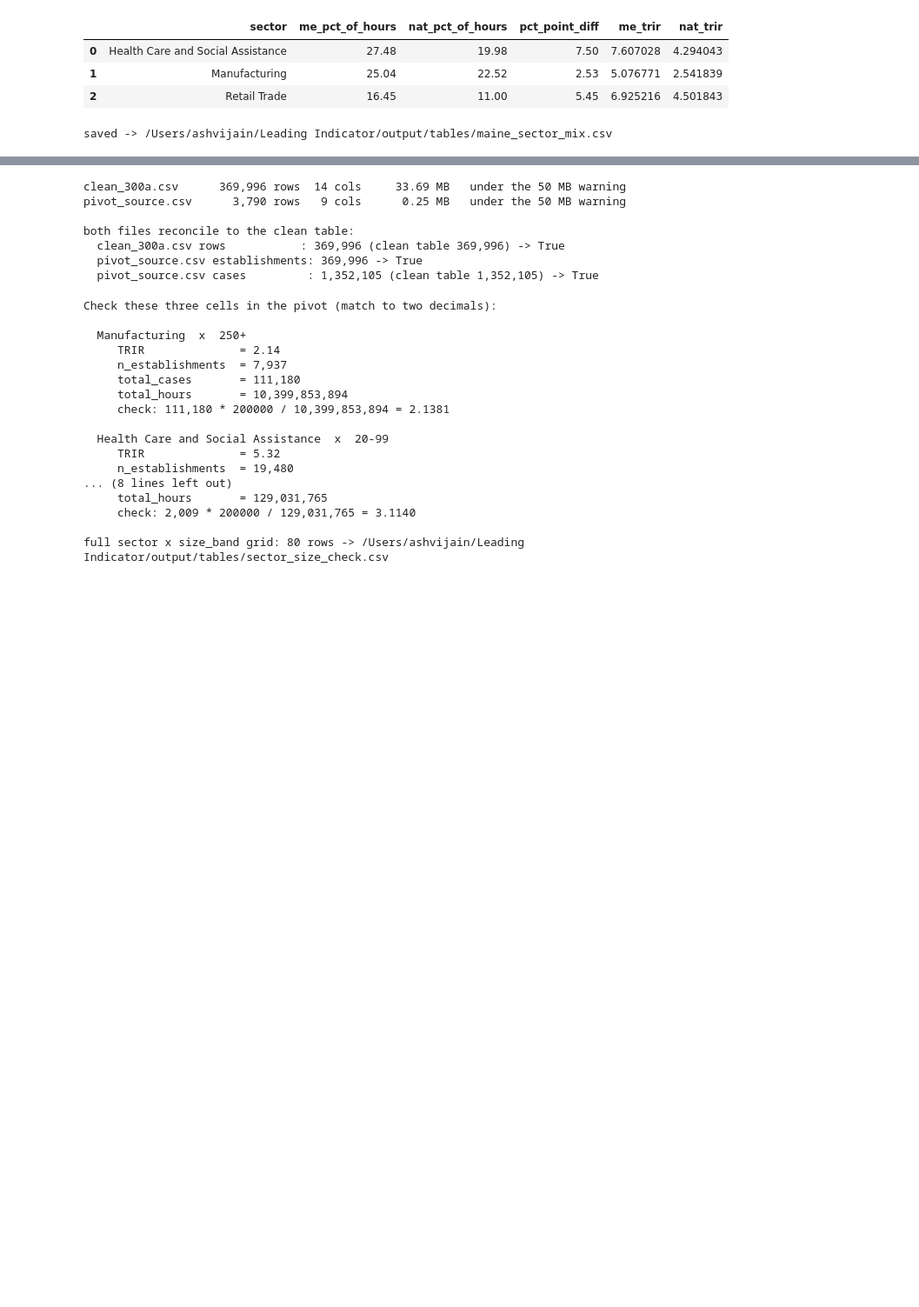
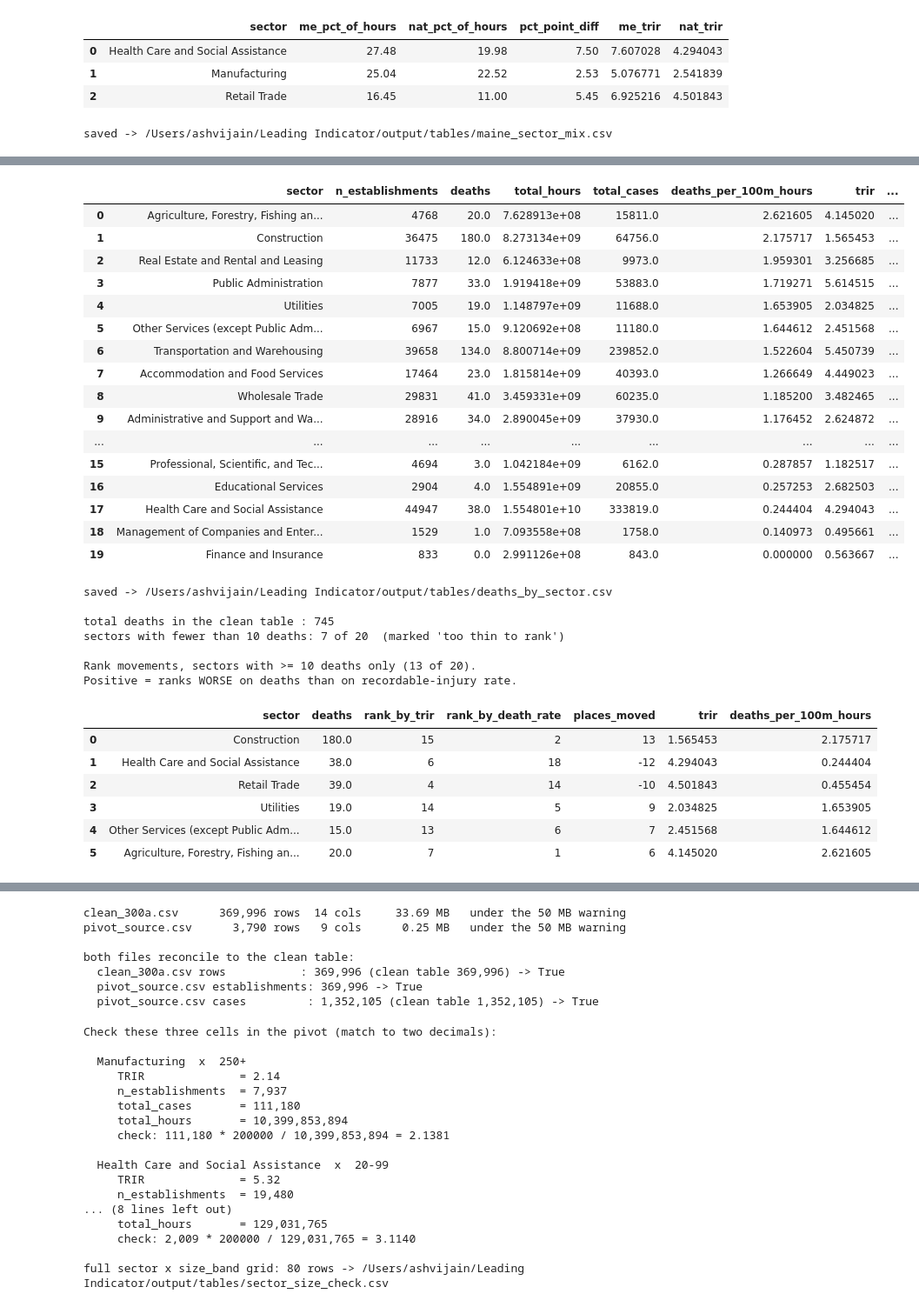
Before and after one commit to ashvijain0506/Leading_Indicator, a Jupyter notebook: notebooks/analysis.ipynb, the cells around one changed output, grey strips where cells are left out. Shown at 87% size. Saved outputs shown, nothing was run; the diff lists cells and outputs as text; code cells hidden in the pictures; blank space fills up the shorter version.

Commit message:
m3b: full-sector charts, Maine ownership standardisation, and deaths by sector

```diff
--- a/notebooks/analysis.ipynb
+++ b/notebooks/analysis.ipynb
@@ -1718,0 +1821,55 @@ notebook nor the chart claims to.
+# %%
+# Deaths per sector against TRIR per sector. The comparison of interest is rank_by_trir
+# against rank_by_death_rate: a large gap means the two measure different things.
+
+deaths = run("15_deaths_by_sector.sql")
+display(deaths)
+
+deaths.to_csv(OUT_T / "deaths_by_sector.csv", index=False)
+print(f"saved -> {OUT_T / 'deaths_by_sector.csv'}")
+
+print(f"\ntotal deaths in the clean table : {int(deaths.deaths.sum()):,}")
+print(f"sectors with fewer than 10 deaths: {int((deaths.deaths < 10).sum())} of {len(deaths)}"
+      f"  (marked 'too thin to rank')")
+
+# Largest rank movements between the two measures, restricted to sectors with enough deaths
+# to say anything at all.
+rankable = deaths[deaths.deaths >= 10].copy()
+rankable["places_moved"] = rankable.rank_by_trir - rankable.rank_by_death_rate
+print(f"\nRank movements, sectors with >= 10 deaths only ({len(rankable)} of {len(deaths)}).")
+print("Positive = ranks WORSE on deaths than on recordable-injury rate.")
+display(rankable.reindex(rankable.places_moved.abs().sort_values(ascending=False).index)
+        [["sector", "deaths", "rank_by_trir", "rank_by_death_rate", "places_moved",
+          "trir", "deaths_per_100m_hours"]].head(6).reset_index(drop=True))
+# %% [output]
+|  | sector | n_establishments | deaths | total_hours | total_cases | deaths_per_100m_hours | trir | ... |
+| 0 | Agriculture, Forestry, Fishing an... | 4768 | 20.0 | 7.628913e+08 | 15811.0 | 2.621605 | 4.145020 | ... |
+| 1 | Construction | 36475 | 180.0 | 8.273134e+09 | 64756.0 | 2.175717 | 1.565453 | ... |
+| 2 | Real Estate and Rental and Leasing | 11733 | 12.0 | 6.124633e+08 | 9973.0 | 1.959301 | 3.256685 | ... |
+| 3 | Public Administration | 7877 | 33.0 | 1.919418e+09 | 53883.0 | 1.719271 | 5.614515 | ... |
+| 4 | Utilities | 7005 | 19.0 | 1.148797e+09 | 11688.0 | 1.653905 | 2.034825 | ... |
+| 5 | Other Services (except Public Adm... | 6967 | 15.0 | 9.120692e+08 | 11180.0 | 1.644612 | 2.451568 | ... |
+| 6 | Transportation and Warehousing | 39658 | 134.0 | 8.800714e+09 | 239852.0 | 1.522604 | 5.450739 | ... |
+| 7 | Accommodation and Food Services | 17464 | 23.0 | 1.815814e+09 | 40393.0 | 1.266649 | 4.449023 | ... |
+| 8 | Wholesale Trade | 29831 | 41.0 | 3.459331e+09 | 60235.0 | 1.185200 | 3.482465 | ... |
+| 9 | Administrative and Support and Wa... | 28916 | 34.0 | 2.890045e+09 | 37930.0 | 1.176452 | 2.624872 | ... |
+| ... | ... | ... | ... | ... | ... | ... | ... | ... |
+| 15 | Professional, Scientific, and Tec... | 4694 | 3.0 | 1.042184e+09 | 6162.0 | 0.287857 | 1.182517 | ... |
+| 16 | Educational Services | 2904 | 4.0 | 1.554891e+09 | 20855.0 | 0.257253 | 2.682503 | ... |
+| 17 | Health Care and Social Assistance | 44947 | 38.0 | 1.554801e+10 | 333819.0 | 0.244404 | 4.294043 | ... |
+| 18 | Management of Companies and Enter... | 1529 | 1.0 | 7.093558e+08 | 1758.0 | 0.140973 | 0.495661 | ... |
+| 19 | Finance and Insurance | 833 | 0.0 | 2.991126e+08 | 843.0 | 0.000000 | 0.563667 | ... |
+saved -> /Users/ashvijain/Leading Indicator/output/tables/deaths_by_sector.csv
+
+total deaths in the clean table : 745
+sectors with fewer than 10 deaths: 7 of 20  (marked 'too thin to rank')
+
+Rank movements, sectors with >= 10 deaths only (13 of 20).
+Positive = ranks WORSE on deaths than on recordable-injury rate.
+|  | sector | deaths | rank_by_trir | rank_by_death_rate | places_moved | trir | deaths_per_100m_hours |
+| 0 | Construction | 180.0 | 15 | 2 | 13 | 1.565453 | 2.175717 |
+| 1 | Health Care and Social Assistance | 38.0 | 6 | 18 | -12 | 4.294043 | 0.244404 |
+| 2 | Retail Trade | 39.0 | 4 | 14 | -10 | 4.501843 | 0.455454 |
+| 3 | Utilities | 19.0 | 14 | 5 | 9 | 2.034825 | 1.653905 |
+| 4 | Other Services (except Public Adm... | 15.0 | 13 | 6 | 7 | 2.451568 | 1.644612 |
+| 5 | Agriculture, Forestry, Fishing an... | 20.0 | 7 | 1 | 6 | 4.145020 | 2.621605 |
```
Also changed, not shown: parts of 15 cells of this notebook, 7 other files.
